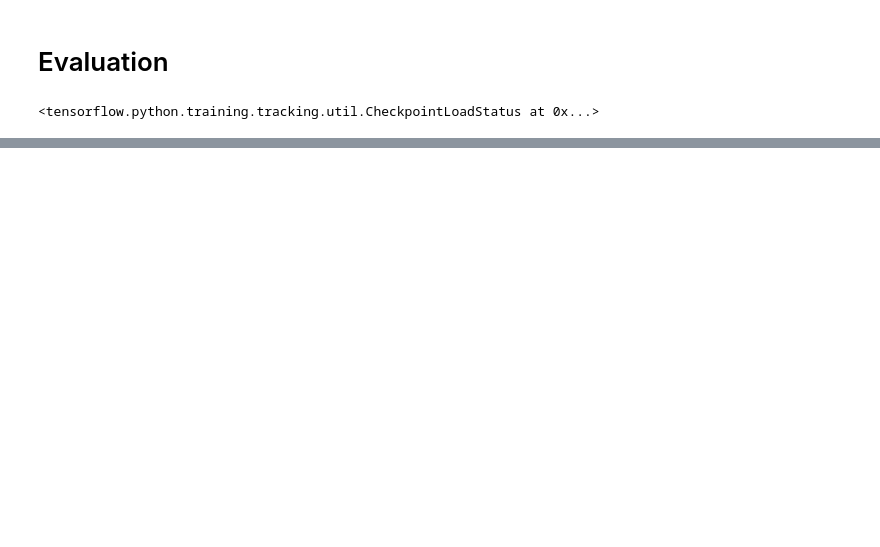
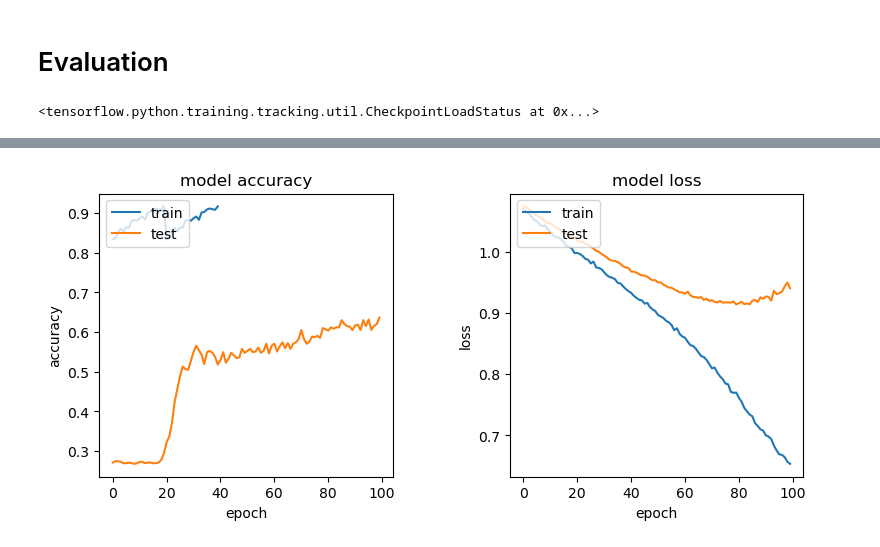
Before and after one commit to Yahnnosh/Sensor-Based-Modeling-of-Fatigue-Using-Transformer-Model, a Jupyter notebook: CNN.ipynb, the cells around one changed output, grey strips where cells are left out. Saved outputs shown, nothing was run; the diff lists cells and outputs as text; code cells hidden in the pictures; blank space fills up the shorter version.

```diff
--- a/CNN.ipynb
+++ b/CNN.ipynb
@@ -366,0 +384,14 @@ precision (weighted): 0.6248501168920775
+# %%
+%%time
+# save best performing model
+checkpoint_path = './temp/checkpoint_model2'
+model_checkpoint_callback = ModelCheckpoint(filepath=checkpoint_path,
+                                            save_weights_only=True,
+                                            monitor='val_loss',
+                                            save_best_only=True)
+
+# train
+history2 = model.fit_generator(generator=training_batch_generator,
+                              validation_data=validation_batch_generator,
+                              epochs=20,
+                              callbacks=[model_checkpoint_callback])
@@ -366,0 +416,35 @@ precision (weighted): 0.6248501168920775
+# %%
+# plot training curve
+plt.subplots_adjust(left=0.1,
+                    bottom=0.01,
+                    right=1.2,
+                    top=0.6,
+                    wspace=0.4,
+                    hspace=0.4)
+
+full_history_acc = history.history['accuracy'] + history2.history['accuracy']
+full_history_val_acc = history.history['val_accuracy'] + history2.history['val_accuracy']
+full_history_loss = history.history['loss'] + history2.history['loss']
+full_history_val_loss = history.history['val_loss'] + history2.history['val_loss']
+
+# metric
+plt.subplot(1, 2, 1)
+plt.plot(full_history_acc)
+plt.plot(full_history_val_acc)
+plt.title('model accuracy')
+plt.ylabel('accuracy')
+plt.xlabel('epoch')
+plt.legend(['train', 'test'], loc='upper left')
+
+# loss
+plt.subplot(1, 2, 2)
+plt.plot(full_history_loss)
+plt.plot(full_history_val_loss)
+plt.title('model loss')
+plt.ylabel('loss')
+plt.xlabel('epoch')
+plt.legend(['train', 'test'], loc='upper left')
+
+plt.show()
+# %% [output]
+[figure, added]
```
Also changed, not shown: parts of 20 cells of this notebook, 7 other files.
